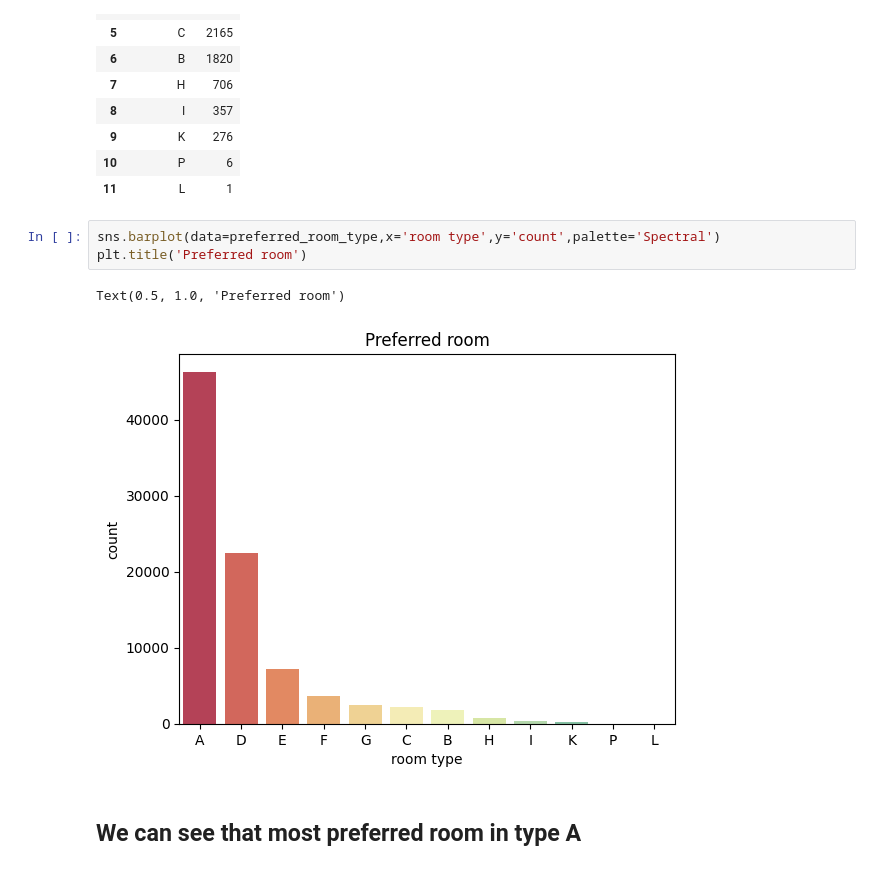
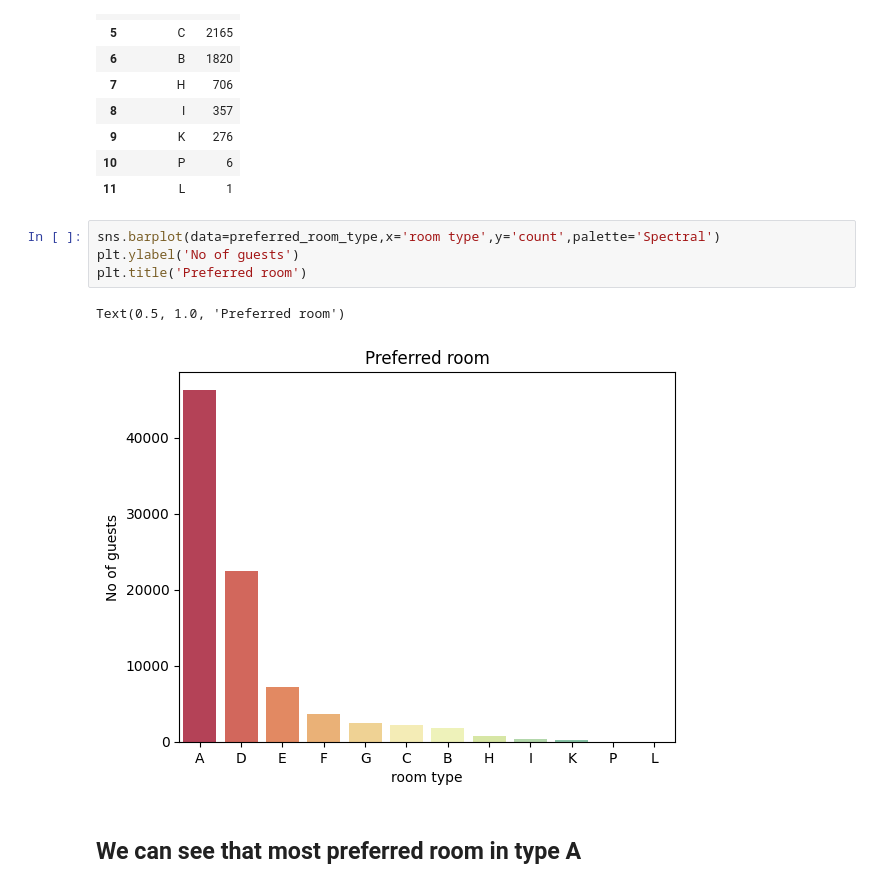
Before and after one commit to vishant750/hotelbookinganalysis, a Jupyter notebook: EDA_Hotel_Analysis.ipynb, the cells around one changed output. Cells and saved outputs as stored; diff of their text form.

```diff
--- a/EDA_Hotel_Analysis.ipynb
+++ b/EDA_Hotel_Analysis.ipynb
@@ -467,10 +471,11 @@ preferred_room_type
 | 11 | L | 1 |
 # %%
 sns.barplot(data=preferred_room_type,x='room type',y='count',palette='Spectral')
+plt.ylabel('No of guests')
 plt.title('Preferred room')
 # %% [output]
 Text(0.5, 1.0, 'Preferred room')
-[figure, old version]
+[figure, new version]
 # %% [markdown]
 ## We can see that most preferred room in type A
 # %% [markdown]
```
Also changed, not shown: parts of 10 cells of this notebook.
